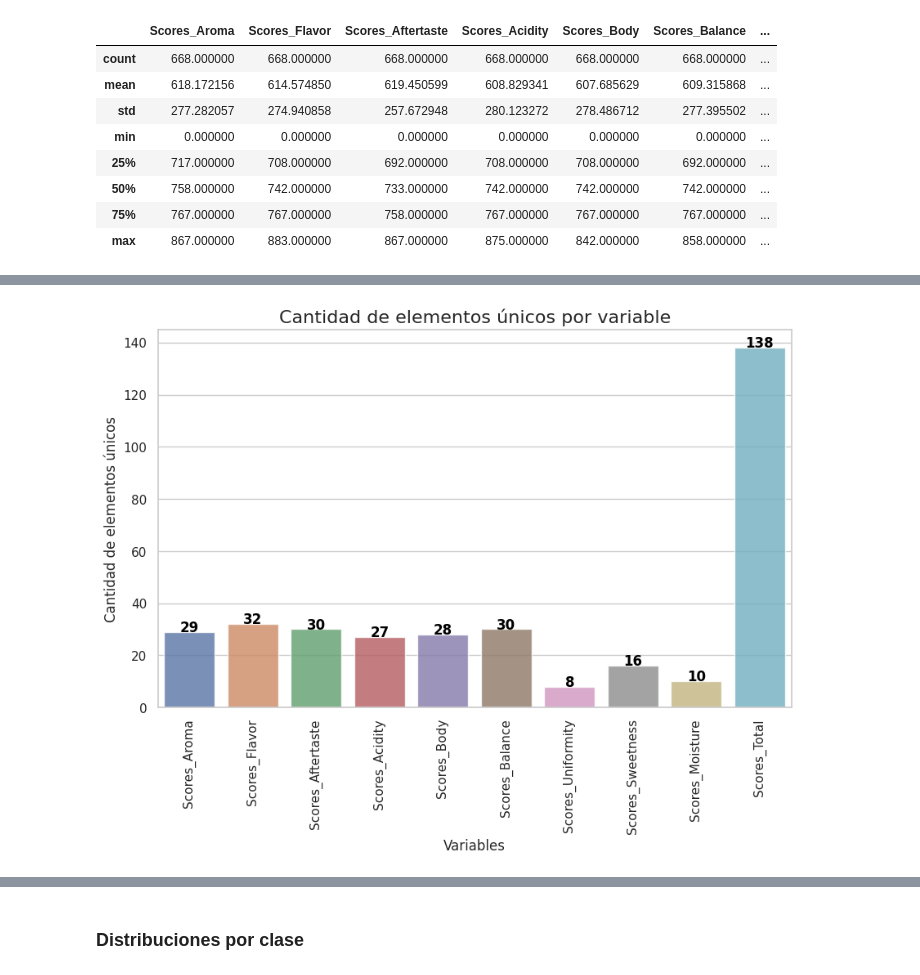
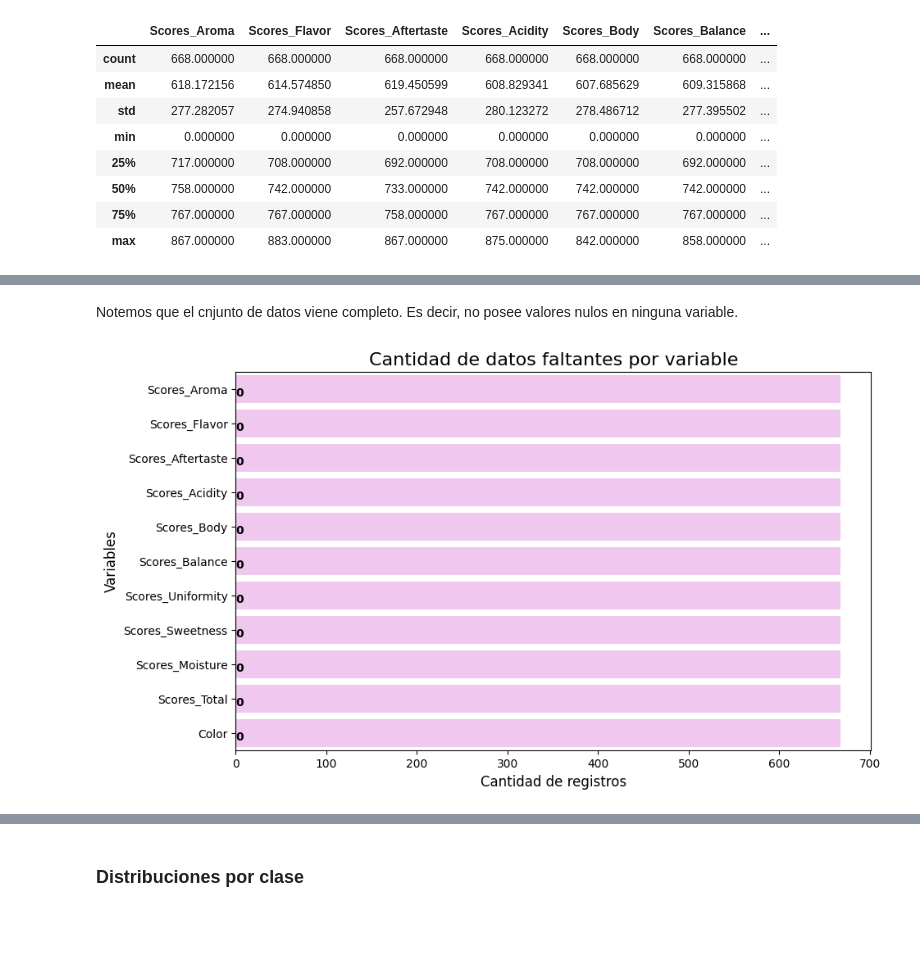
Before and after one commit to Simon890/mineria_datos, a Jupyter notebook: TP3.ipynb, the cells around one changed output, grey strips where cells are left out. Saved outputs shown, nothing was run; the diff lists cells and outputs as text; code cells hidden in the pictures; blank space fills up the shorter version.

```diff
--- a/TP3.ipynb
+++ b/TP3.ipynb
@@ -172,4 +175,6 @@ graficar_datos_faltantes(X_train)
-# %%
-graficar_elementos_unicos(X_train)
-# %% [output]
-[figure, removed]
+# %% [markdown]
+Notemos  que el cnjunto de datos viene completo. Es decir, no posee valores nulos en ninguna variable.
+# %%
+graficar_datos_faltantes(pd.concat([X_train, y_train], axis=1))
+# %% [output]
+[figure, added]
```
Also changed, not shown: parts of 43 cells of this notebook, 1 other file.
